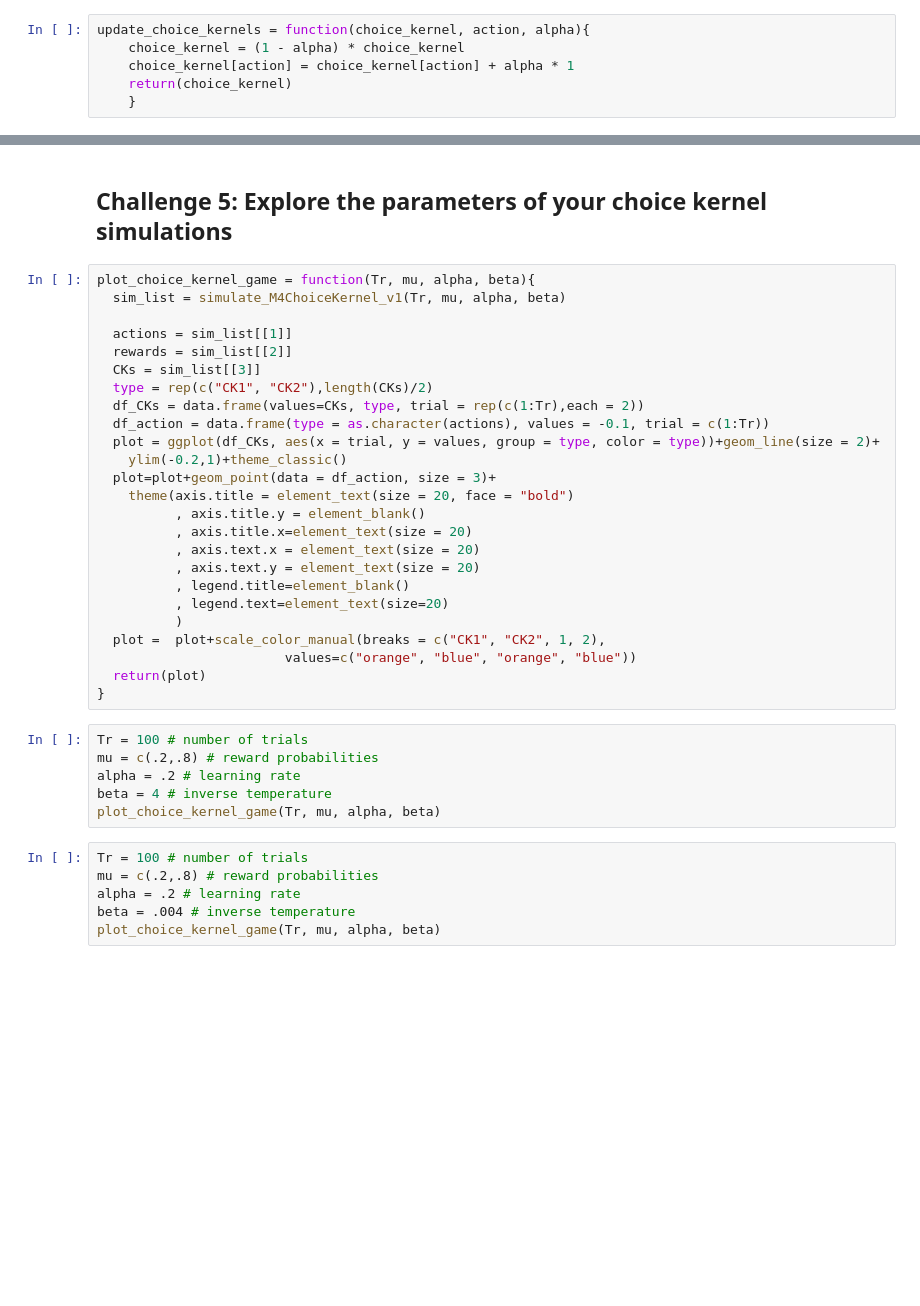
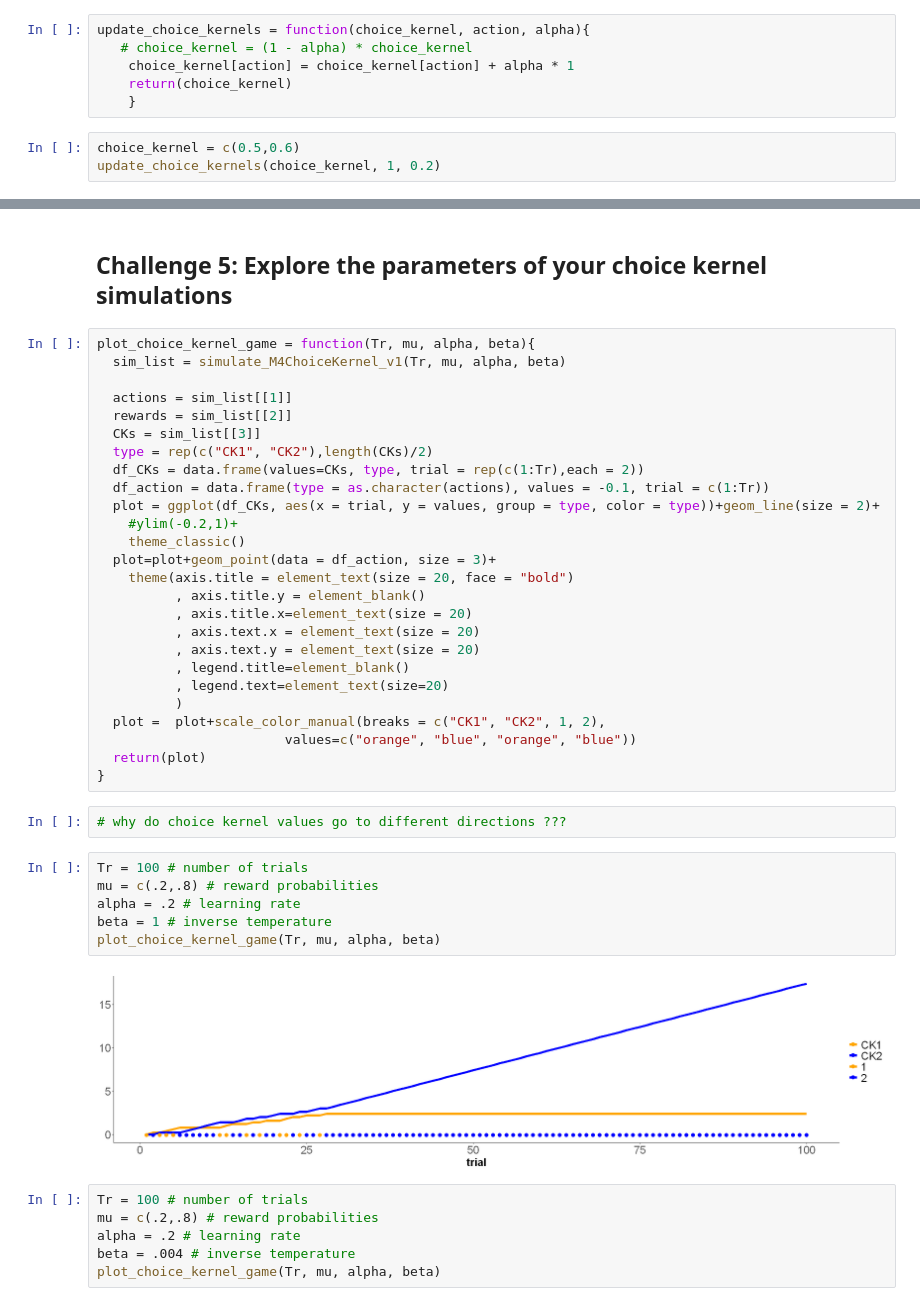
Before and after one commit to hgzech/simulation_workshop, a Jupyter notebook: R/R_interactive_session.ipynb, the cells around one changed output, grey strips where cells are left out. Drawn from its saved outputs; the diff is of its cells as text; blank space fills up the shorter version.

```diff
--- a/R/R_interactive_session.ipynb
+++ b/R/R_interactive_session.ipynb
@@ -299,7 +324,10 @@ Call this function `update_choice_kernels`, with the inputs `choice_kernel`, `ac
 <i>Check the solution below:</i>
 # %%
 update_choice_kernels = function(choice_kernel, action, alpha){
-    choice_kernel = (1 - alpha) * choice_kernel
+   # choice_kernel = (1 - alpha) * choice_kernel
     choice_kernel[action] = choice_kernel[action] + alpha * 1
     return(choice_kernel)
     }
+# %%
+choice_kernel = c(0.5,0.6)
+update_choice_kernels(choice_kernel, 1, 0.2)
@@ -343,7 +373,8 @@ plot_choice_kernel_game = function(Tr, mu, alpha, beta){
   df_CKs = data.frame(values=CKs, type, trial = rep(c(1:Tr),each = 2))
   df_action = data.frame(type = as.character(actions), values = -0.1, trial = c(1:Tr))
   plot = ggplot(df_CKs, aes(x = trial, y = values, group = type, color = type))+geom_line(size = 2)+
-    ylim(-0.2,1)+theme_classic()
+    #ylim(-0.2,1)+
+    theme_classic()
   plot=plot+geom_point(data = df_action, size = 3)+
     theme(axis.title = element_text(size = 20, face = "bold")
           , axis.title.y = element_blank()
@@ -357,12 +388,16 @@ plot_choice_kernel_game = function(Tr, mu, alpha, beta){
                         values=c("orange", "blue", "orange", "blue"))
   return(plot)
 }
+# %%
+# why do choice kernel values go to different directions ???
 # %%
 Tr = 100 # number of trials
 mu = c(.2,.8) # reward probabilities
 alpha = .2 # learning rate
-beta = 4 # inverse temperature
+beta = 1 # inverse temperature
 plot_choice_kernel_game(Tr, mu, alpha, beta)
+# %% [output]
+[figure, added]
 # %%
 Tr = 100 # number of trials
 mu = c(.2,.8) # reward probabilities
```
Also changed, not shown: parts of 14 cells of this notebook, 2 other files.
